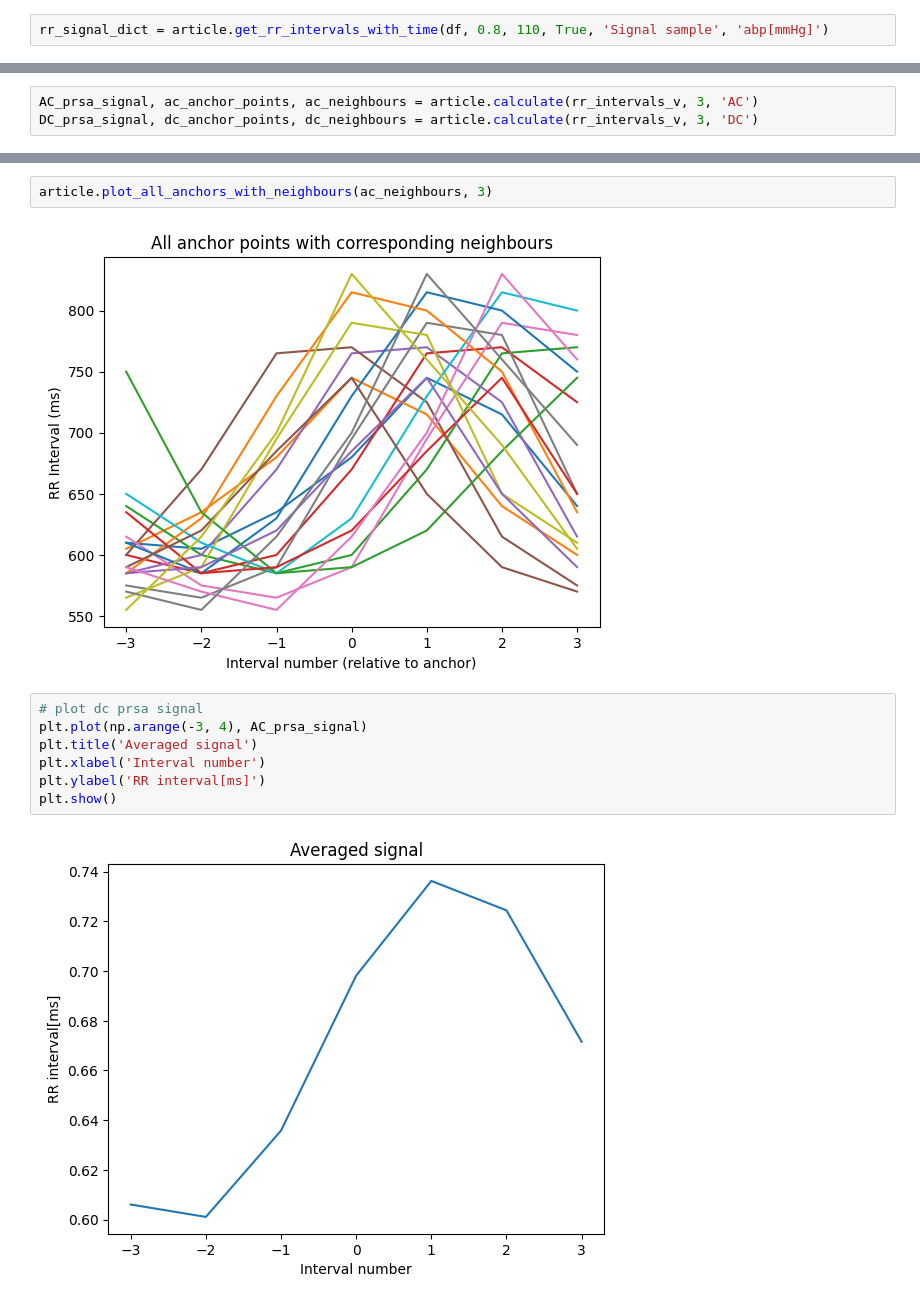
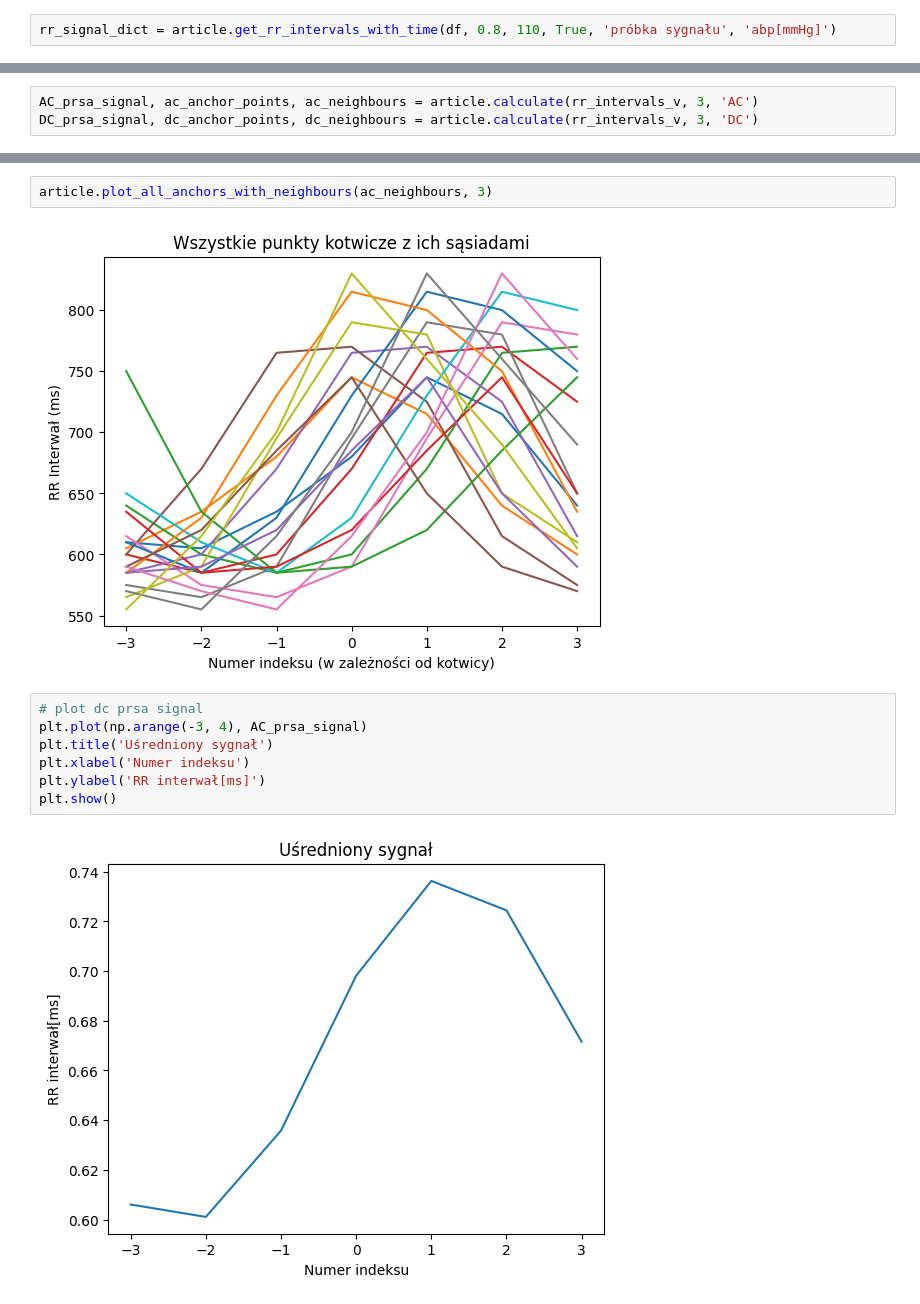
Before and after one commit to IgnacyBerent/BrainLab, a Jupyter notebook: article_images.ipynb, the cells around one changed output, grey strips where cells are left out. Saved outputs shown, nothing was run; the diff lists cells and outputs as text.

```diff
--- a/article_images.ipynb
+++ b/article_images.ipynb
@@ -26,5 +26,5 @@ plt.ylabel('abp[mmHg]')
 Text(0, 0.5, 'abp[mmHg]')
 [figure]
 # %%
-rr_signal_dict = article.get_rr_intervals_with_time(df, 0.8, 110, True, 'Signal sample', 'abp[mmHg]')
+rr_signal_dict = article.get_rr_intervals_with_time(df, 0.8, 110, True, 'próbka sygnału', 'abp[mmHg]')
 # %% [output]
@@ -42,13 +42,13 @@ article.plot_with_anchors(rr_signal_dict, ac_anchor_points, dc_anchor_points, 3)
 # %%
 article.plot_all_anchors_with_neighbours(ac_neighbours, 3)
 # %% [output]
-[figure, old version]
+[figure, new version]
 # %%
 # plot dc prsa signal
 plt.plot(np.arange(-3, 4), AC_prsa_signal)
-plt.title('Averaged signal')
-plt.xlabel('Interval number')
-plt.ylabel('RR interval[ms]')
+plt.title('Uśredniony sygnał')
+plt.xlabel('Numer indeksu')
+plt.ylabel('RR interwał[ms]')
 plt.show()
 # %% [output]
-[figure, old version]
+[figure, new version]
```
Also changed, not shown: parts of 2 cells of this notebook, 2 other files.
